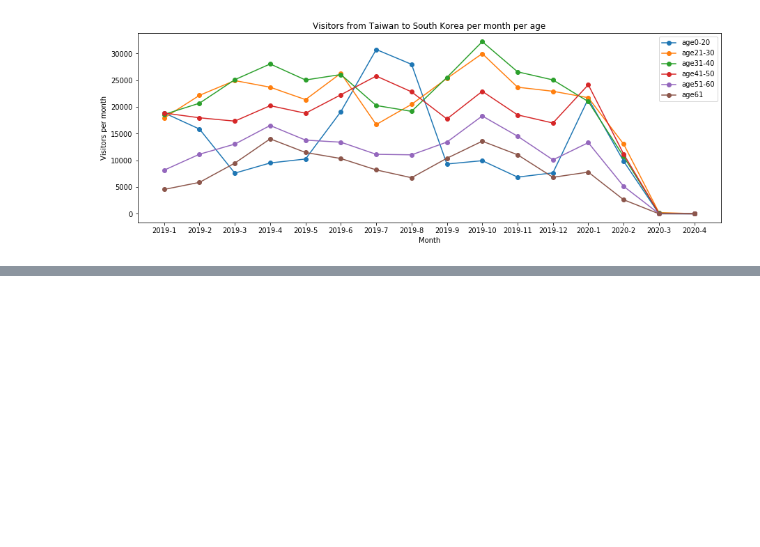
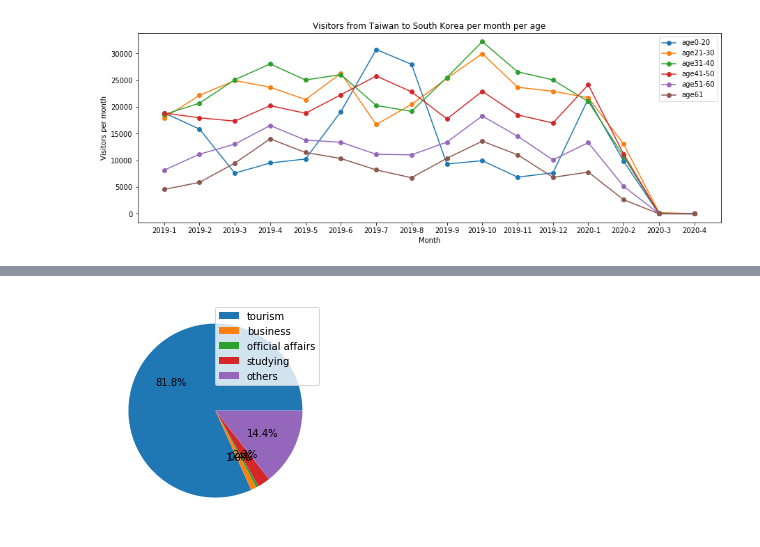
Before and after one commit to alyssa1996/DataAnalysis, a Jupyter notebook: South Korea Vistiors.ipynb, the cells around one changed output, grey strips where cells are left out. Drawn from its saved outputs; the diff is of its cells as text; code cells hidden in the pictures; blank space fills up the shorter version.

Commit message:
add ratio per visit purpose

```diff
--- a/South Korea Vistiors.ipynb
+++ b/South Korea Vistiors.ipynb
@@ -118,0 +130,13 @@ get_graph(15,5,False,month_data,visitor_per_age_per_month,title,'Month','Visitor
+# %%
+from matplotlib import pyplot as plt
+
+purpose_label = ['tourism','business','official affairs','studying','others']
+purpose_value = list()
+for label in purpose_label:
+    purpose_value.append(sum(purpose_data[label]))
+
+plt.pie(purpose_value, autopct='%.1f%%')
+plt.legend(purpose_label,loc="upper right")
+plt.show()
+# %% [output]
+[figure, added]
```
Also changed, not shown: parts of 2 cells of this notebook.
